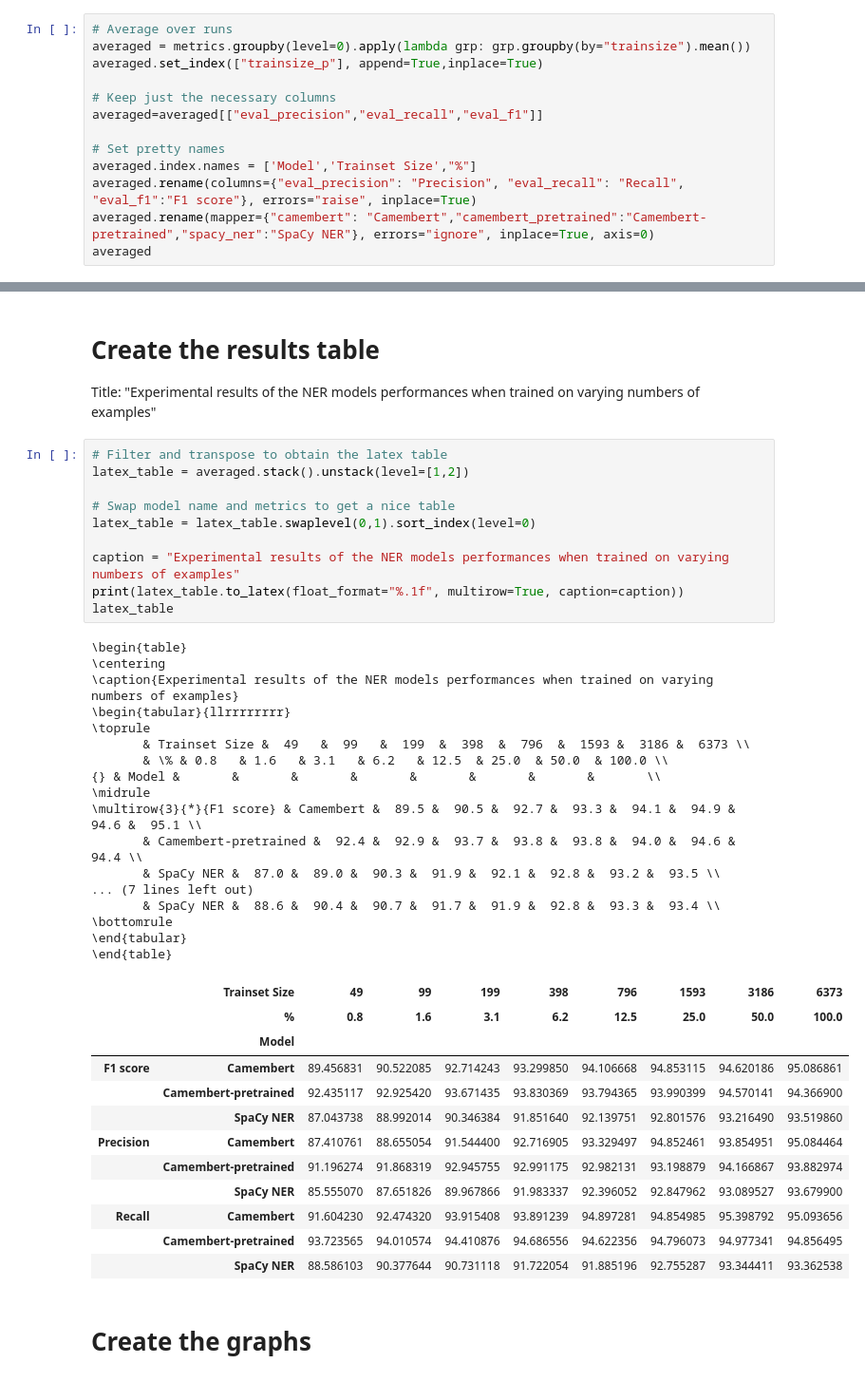
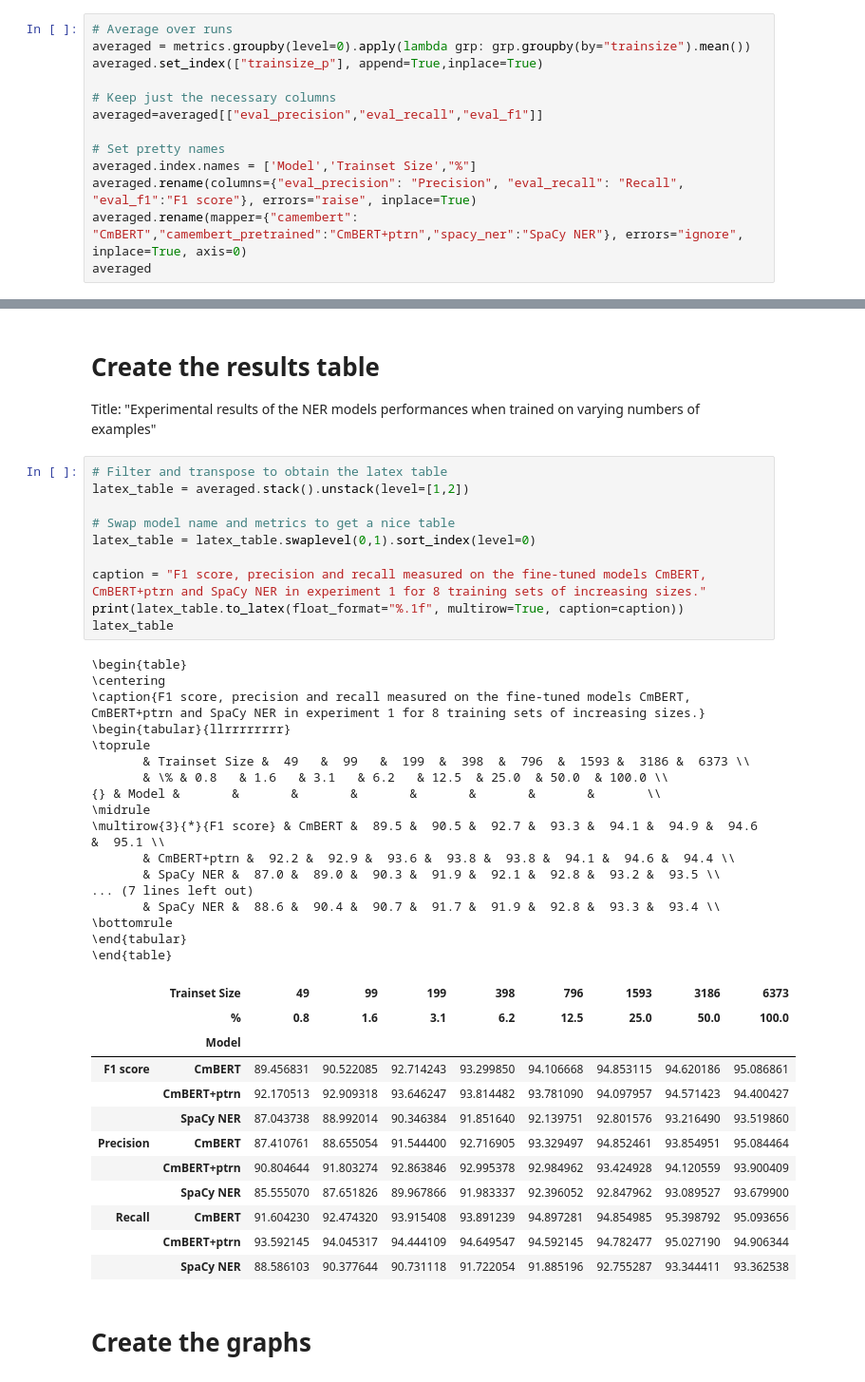
Before and after one commit to soduco/paper-ner-bench-das22, a Jupyter notebook: src/ner/30-experiment_1_figures.ipynb, the cells around one changed output, grey strips where cells are left out. Shown at 95% size. Saved outputs shown, nothing was run; the diff lists cells and outputs as text.

```diff
--- a/src/ner/30-experiment_1_figures.ipynb
+++ b/src/ner/30-experiment_1_figures.ipynb
@@ -91,7 +91,7 @@ averaged=averaged[["eval_precision","eval_recall","eval_f1"]]
 # Set pretty names
 averaged.index.names = ['Model','Trainset Size',"%"]
 averaged.rename(columns={"eval_precision": "Precision", "eval_recall": "Recall", "eval_f1":"F1 score"}, errors="raise", inplace=True)
-averaged.rename(mapper={"camembert": "Camembert","camembert_pretrained":"Camembert-pretrained","spacy_ner":"SpaCy NER"}, errors="ignore", inplace=True, axis=0)
+averaged.rename(mapper={"camembert": "CmBERT","camembert_pretrained":"CmBERT+ptrn","spacy_ner":"SpaCy NER"}, errors="ignore", inplace=True, axis=0)
 averaged
 # %% [output]
 |  |  |  | Precision | Recall | F1 score |
@@ -118,42 +118,42 @@ Title: "Experimental results of the NER models performances when trained on vary
 # %%
 # Filter and transpose to obtain the latex table
 latex_table = averaged.stack().unstack(level=[1,2])
 
 # Swap model name and metrics to get a nice table
 latex_table = latex_table.swaplevel(0,1).sort_index(level=0)
 
-caption = "Experimental results of the NER models performances when trained on varying numbers of examples"
+caption = "F1 score, precision and recall measured on the fine-tuned models CmBERT, CmBERT+ptrn and SpaCy NER in experiment 1 for 8 training sets of increasing sizes."
 print(latex_table.to_latex(float_format="%.1f", multirow=True, caption=caption))
 latex_table
 # %% [output]
 \begin{table}
 \centering
-\caption{Experimental results of the NER models performances when trained on varying numbers of examples}
+\caption{F1 score, precision and recall measured on the fine-tuned models CmBERT, CmBERT+ptrn and SpaCy NER in experiment 1 for 8 training sets of increasing sizes.}
 \begin{tabular}{llrrrrrrrr}
 \toprule
        & Trainset Size &  49   &  99   &  199  &  398  &  796  &  1593 &  3186 &  6373 \\
        & \% & 0.8   & 1.6   & 3.1   & 6.2   & 12.5  & 25.0  & 50.0  & 100.0 \\
 {} & Model &       &       &       &       &       &       &       &       \\
 \midrule
-\multirow{3}{*}{F1 score} & Camembert &  89.5 &  90.5 &  92.7 &  93.3 &  94.1 &  94.9 &  94.6 &  95.1 \\
-       & Camembert-pretrained &  92.4 &  92.9 &  93.7 &  93.8 &  93.8 &  94.0 &  94.6 &  94.4 \\
+\multirow{3}{*}{F1 score} & CmBERT &  89.5 &  90.5 &  92.7 &  93.3 &  94.1 &  94.9 &  94.6 &  95.1 \\
+       & CmBERT+ptrn &  92.2 &  92.9 &  93.6 &  93.8 &  93.8 &  94.1 &  94.6 &  94.4 \\
        & SpaCy NER &  87.0 &  89.0 &  90.3 &  91.9 &  92.1 &  92.8 &  93.2 &  93.5 \\
 ... (7 lines left out)
        & SpaCy NER &  88.6 &  90.4 &  90.7 &  91.7 &  91.9 &  92.8 &  93.3 &  93.4 \\
 \bottomrule
 \end{tabular}
 \end{table}
 |  | Trainset Size | 49 | 99 | 199 | 398 | 796 | 1593 | 3186 | 6373 |
 |  | % | 0.8 | 1.6 | 3.1 | 6.2 | 12.5 | 25.0 | 50.0 | 100.0 |
 |  | Model |  |  |  |  |  |  |  |  |
-| F1 score | Camembert | 89.456831 | 90.522085 | 92.714243 | 93.299850 | 94.106668 | 94.853115 | 94.620186 | 95.086861 |
-|  | Camembert-pretrained | 92.435117 | 92.925420 | 93.671435 | 93.830369 | 93.794365 | 93.990399 | 94.570141 | 94.366900 |
+| F1 score | CmBERT | 89.456831 | 90.522085 | 92.714243 | 93.299850 | 94.106668 | 94.853115 | 94.620186 | 95.086861 |
+|  | CmBERT+ptrn | 92.170513 | 92.909318 | 93.646247 | 93.814482 | 93.781090 | 94.097957 | 94.571423 | 94.400427 |
 |  | SpaCy NER | 87.043738 | 88.992014 | 90.346384 | 91.851640 | 92.139751 | 92.801576 | 93.216490 | 93.519860 |
-| Precision | Camembert | 87.410761 | 88.655054 | 91.544400 | 92.716905 | 93.329497 | 94.852461 | 93.854951 | 95.084464 |
-|  | Camembert-pretrained | 91.196274 | 91.868319 | 92.945755 | 92.991175 | 92.982131 | 93.198879 | 94.166867 | 93.882974 |
+| Precision | CmBERT | 87.410761 | 88.655054 | 91.544400 | 92.716905 | 93.329497 | 94.852461 | 93.854951 | 95.084464 |
+|  | CmBERT+ptrn | 90.804644 | 91.803274 | 92.863846 | 92.995378 | 92.984962 | 93.424928 | 94.120559 | 93.900409 |
 |  | SpaCy NER | 85.555070 | 87.651826 | 89.967866 | 91.983337 | 92.396052 | 92.847962 | 93.089527 | 93.679900 |
-| Recall | Camembert | 91.604230 | 92.474320 | 93.915408 | 93.891239 | 94.897281 | 94.854985 | 95.398792 | 95.093656 |
-|  | Camembert-pretrained | 93.723565 | 94.010574 | 94.410876 | 94.686556 | 94.622356 | 94.796073 | 94.977341 | 94.856495 |
+| Recall | CmBERT | 91.604230 | 92.474320 | 93.915408 | 93.891239 | 94.897281 | 94.854985 | 95.398792 | 95.093656 |
+|  | CmBERT+ptrn | 93.592145 | 94.045317 | 94.444109 | 94.649547 | 94.592145 | 94.782477 | 95.027190 | 94.906344 |
 |  | SpaCy NER | 88.586103 | 90.377644 | 90.731118 | 91.722054 | 91.885196 | 92.755287 | 93.344411 | 93.362538 |
 # %% [markdown]
 # Create the graphs
```
Also changed, not shown: parts of 3 cells of this notebook, 15 other files.
